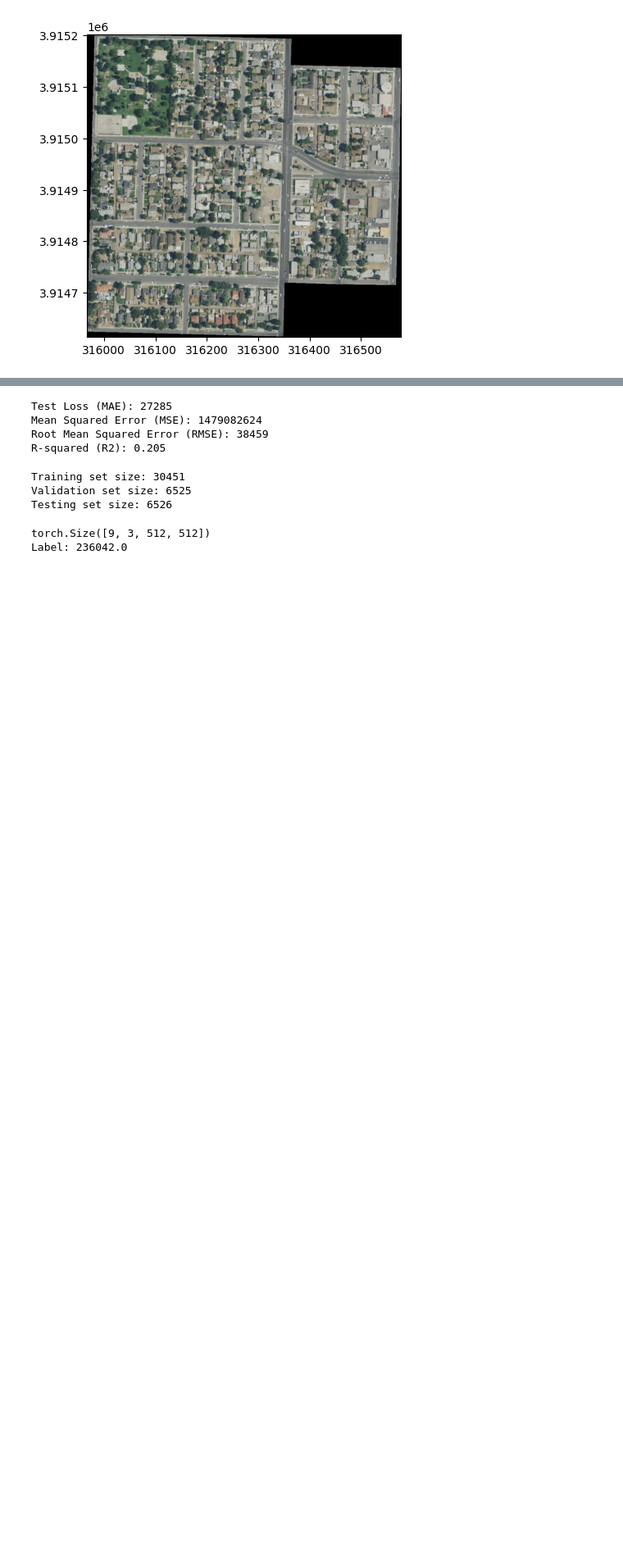
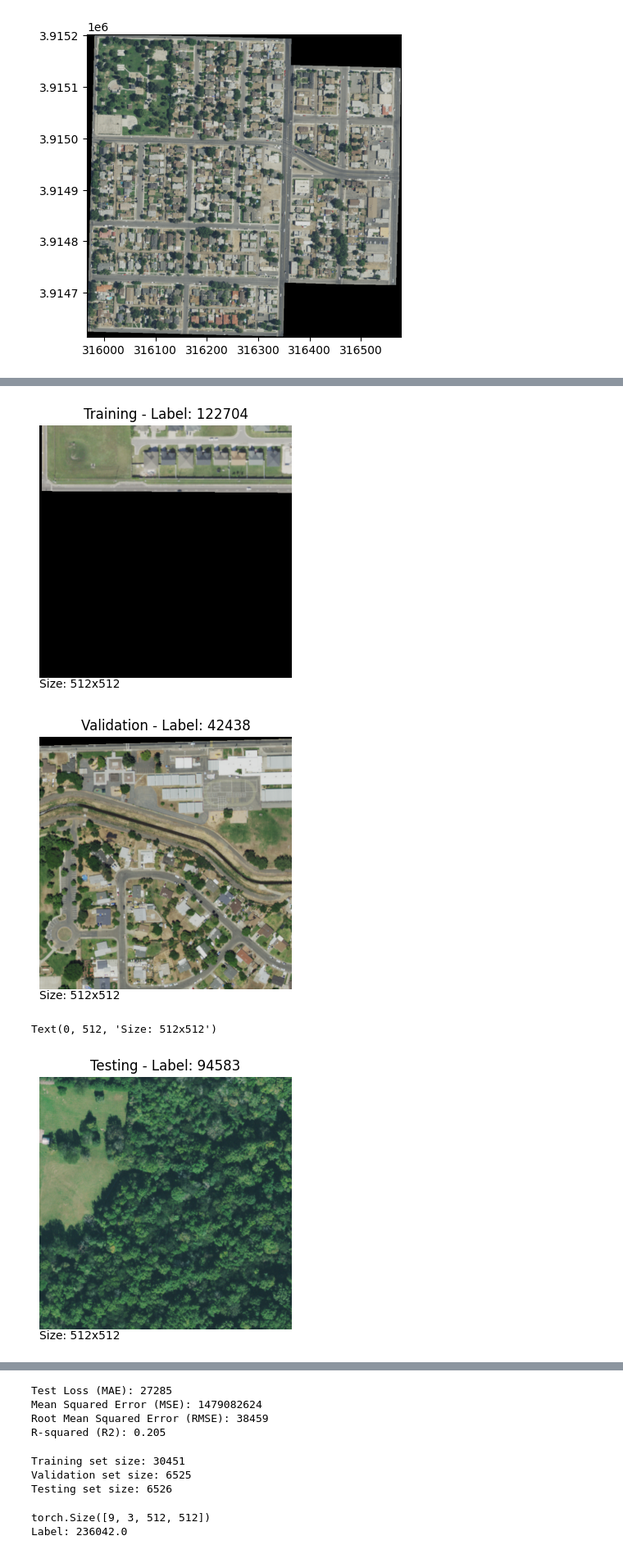
Before and after one commit to VIDA-NYU/GDPFinder, a Jupyter notebook: notebooks/supervised_approach.ipynb, the cells around one changed output, grey strips where cells are left out. Shown at 82% size. Cells and saved outputs as stored; diff of their text form; code cells hidden in the pictures; blank space fills up the shorter version.

```diff
--- a/notebooks/supervised_approach.ipynb
+++ b/notebooks/supervised_approach.ipynb
@@ -653,3 +749,37 @@ ResourceWarning: Enable tracemalloc to get the object allocation traceback
+# %%
+# Select a random image from the training dataset
+train_idx = random.randint(0, len(train_dataset) - 1)
+train_image, train_label = train_dataset[train_idx]
+plt.figure(figsize=(4, 4))
+plt.imshow(train_image.permute(1, 2, 0))
+plt.title(f"Training - Label: {train_label}")
+plt.axis('off')
+plt.text(0, train_image.shape[1], f"Size: {train_image.shape[1]}x{train_image.shape[2]}", fontsize=10, ha='left', va='top')
+plt.show()
+
+# Select a random image from the validation dataset
+val_idx = random.randint(0, len(val_dataset) - 1)
+val_image, val_label = val_dataset[val_idx]
+plt.figure(figsize=(4, 4))
+plt.imshow(val_image.permute(1, 2, 0))
+plt.title(f"Validation - Label: {val_label}")
+plt.axis('off')
+plt.text(0, val_image.shape[1], f"Size: {val_image.shape[1]}x{val_image.shape[2]}", fontsize=10, ha='left', va='top')
+plt.show()
+
+# Select a random image from the testing dataset
+test_idx = random.randint(0, len(test_dataset) - 1)
+test_image, test_label = test_dataset[test_idx]
+plt.figure(figsize=(4, 4))
+plt.imshow(test_image.permute(1, 2, 0))
+plt.title(f"Testing - Label: {test_label}")
+plt.axis('off')
+plt.text(0, test_image.shape[1], f"Size: {test_image.shape[1]}x{test_image.shape[2]}", fontsize=10, ha='left', va='top')
+# %% [output]
+[figure, added]
+[figure, added]
+Text(0, 512, 'Size: 512x512')
+[figure, added]
 # %%
 ## Generate ResNet
 
```
Also changed, not shown: parts of 12 cells of this notebook.
